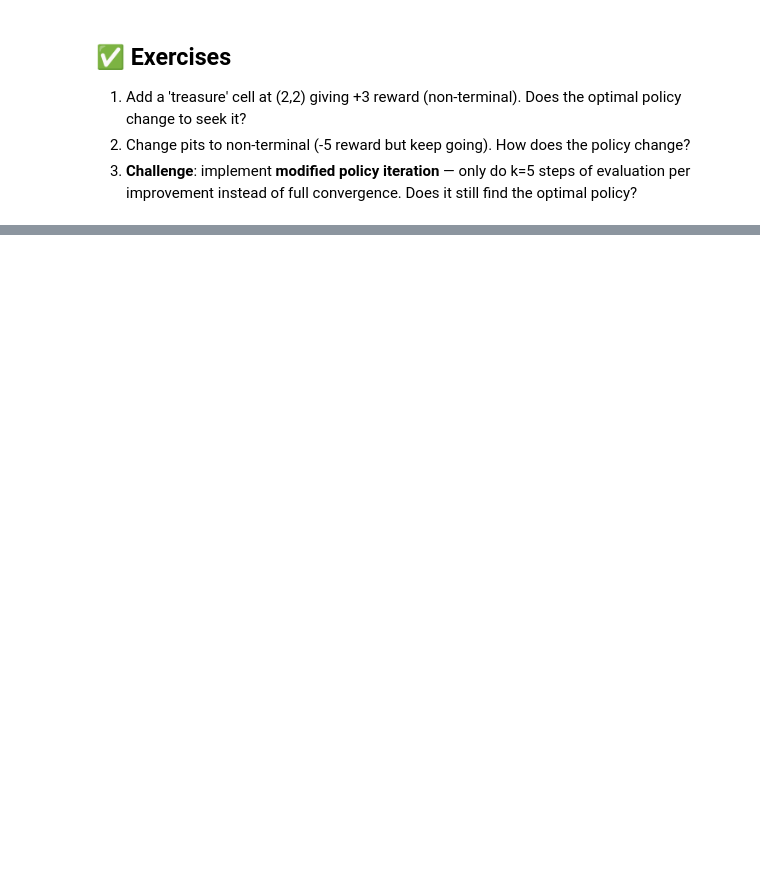
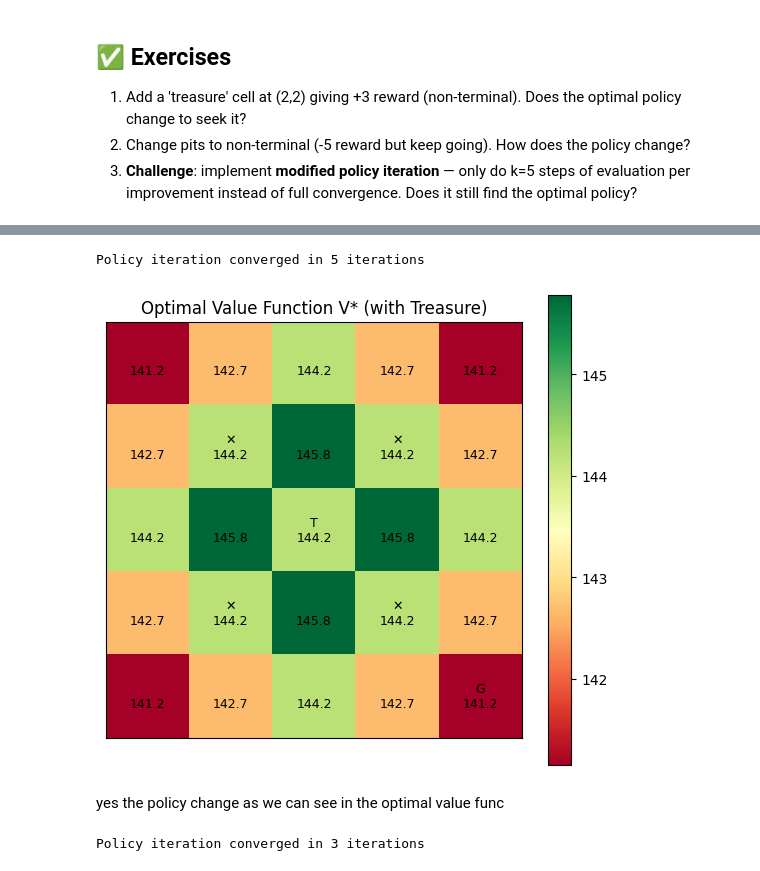
Before and after one commit to J-K-O-Dev/SoC-RL, a Jupyter notebook: Week 4/02_policy_iteration.ipynb, the cells around one changed output, grey strips where cells are left out. Drawn from its saved outputs; the diff is of its cells as text; code cells hidden in the pictures; blank space fills up the shorter version.

```diff
--- a/Week 4/02_policy_iteration.ipynb
+++ b/Week 4/02_policy_iteration.ipynb
@@ -107,0 +120,41 @@ plt.tight_layout(); plt.show()
+# %%
+class GridWorldWithTreasure:
+    ACTIONS = {0:(-1,0), 1:(1,0), 2:(0,-1), 3:(0,1)}
+    ACTION_SYMBOLS = {0:'↑', 1:'↓', 2:'←', 3:'→'}
+    def __init__(self, size=5):
+        self.size=size; self.start=(0,0); self.goal=(size-1,size-1)
+        self.pits={(1,1),(1,3),(3,1),(3,3)}
+        self.treasure={(2,2)} # Added treasure
+    def n_states(self): return self.size**2
+    def n_actions(self): return 4
+    def transitions(self, s, a):
+        r,c = divmod(s, self.size)
+        dr,dc = self.ACTIONS[a]
+        nr=max(0,min(self.size-1,r+dr)); nc=max(0,min(self.size-1,c+dc))
+        ns=nr*self.size+nc
+        if (nr,nc)==self.goal:      return [(1.0,ns,+10.0,True)]
+        if (nr,nc) in self.pits:    return [(1.0,ns,-5.0,True)]
+        if (nr,nc) in self.treasure: return [(1.0,ns,+3.0,False)] # Added treasure transition
+        return [(1.0,ns,-0.1,False)]
+
+env_treasure = GridWorldWithTreasure()
+# %%
+opt_policy_t, opt_V_t, pol_hist_t, V_hist_t = policy_iteration(env_treasure)
+# %% [output]
+Policy iteration converged in 5 iterations
+# %%
+# Final optimal value function with treasure
+fig, ax = plt.subplots(figsize=(5.5, 5))
+im = ax.imshow(opt_V_t.reshape(5,5), cmap='RdYlGn')
+plt.colorbar(im, ax=ax)
+for s in range(25):
+    r,c = divmod(s,5)
+    # Add 'T' for treasure
+    label = 'G' if (r,c)==env_treasure.goal else ('✕' if (r,c) in env_treasure.pits else ('T' if (r,c) in env_treasure.treasure else ''))
+    ax.text(c, r, f'{label}\n{opt_V_t[s]:.1f}', ha='center', va='center', fontsize=9)
+ax.set_title('Optimal Value Function V* (with Treasure)'); ax.set_xticks([]); ax.set_yticks([])
+plt.tight_layout(); plt.show()
+# %% [output]
+[figure, added]
+# %% [markdown]
+yes the policy change as we can see in the optimal value func
@@ -107,0 +184,4 @@ plt.tight_layout(); plt.show()
+# %%
+opt_policy, opt_V, pol_hist, V_hist = policy_iteration(env_c)
+# %% [output]
+Policy iteration converged in 3 iterations
```
Also changed, not shown: parts of 13 cells of this notebook, 6 other files.
